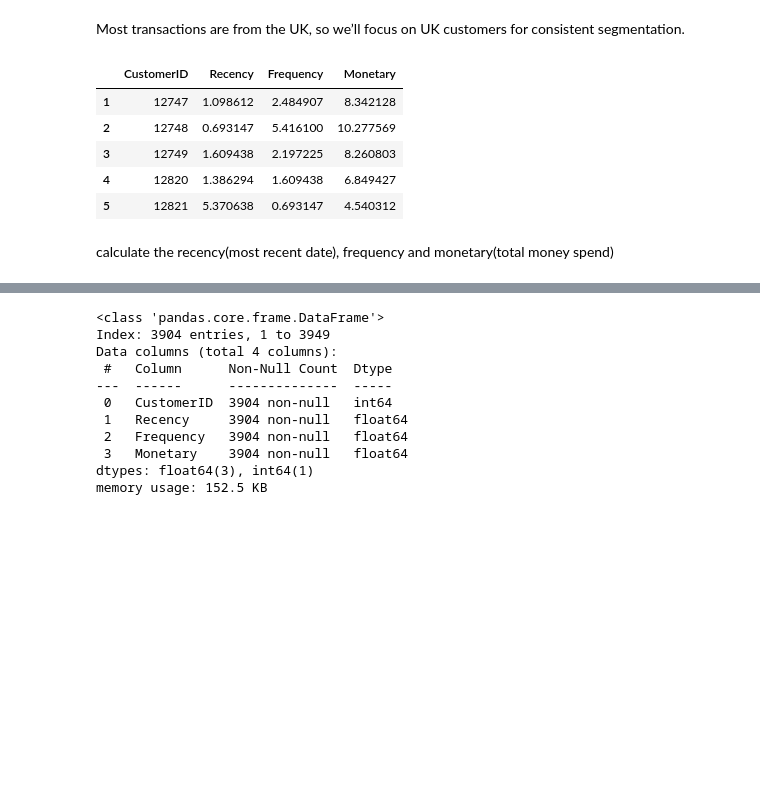
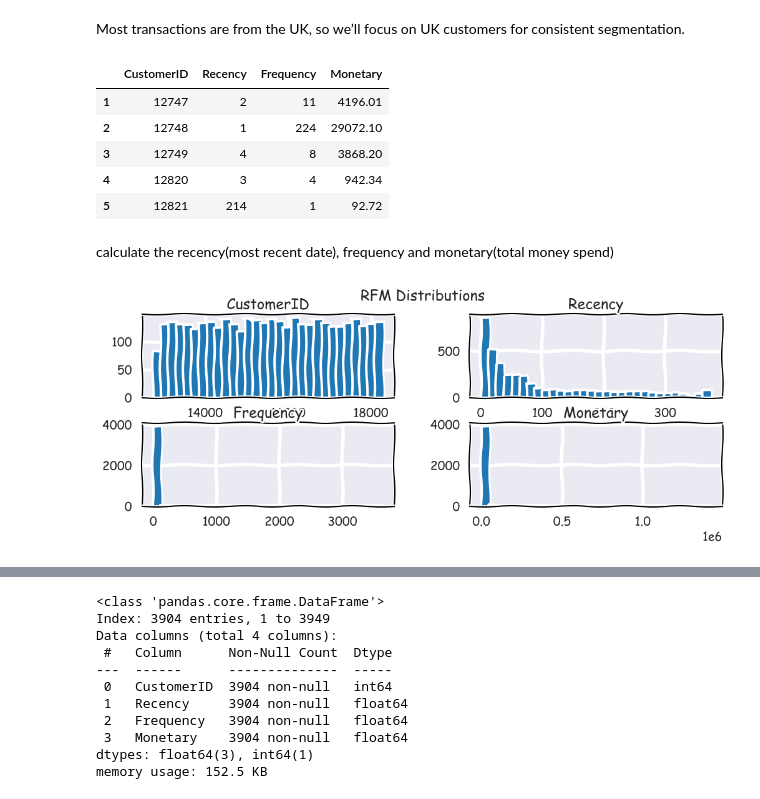
Before and after one commit to Thuvii/dataMining, a Jupyter notebook: project4/project4.ipynb, the cells around one changed output, grey strips where cells are left out. Drawn from its saved outputs; the diff is of its cells as text; code cells hidden in the pictures; blank space fills up the shorter version.

```diff
--- a/project4/project4.ipynb
+++ b/project4/project4.ipynb
@@ -96,10 +99,7 @@ rfm = df_uk.groupby('CustomerID').agg({
     'TotalPrice': 'sum'
 }).reset_index()
 
-
 rfm.columns = ['CustomerID', 'Recency', 'Frequency', 'Monetary']
-
-
 
 rfm = rfm.replace([np.inf, -np.inf], np.nan)
 #drop null value
@@ -108,18 +108,21 @@ rfm = rfm.dropna(subset=['Recency', 'Frequency', 'Monetary'])
 # remove zero
 rfm = rfm[(rfm['Recency'] > 0) & (rfm['Frequency'] > 0) & (rfm['Monetary'] > 0)]
 
-# log transform to avoid skewness
-rfm['Monetary'] = np.log1p(rfm['Monetary'])
-rfm['Recency'] = np.log1p(rfm['Recency'])
-rfm['Frequency'] = np.log1p(rfm['Frequency'])
+
 
 rfm.head()
 # %% [output]
 |  | CustomerID | Recency | Frequency | Monetary |
-| 1 | 12747 | 1.098612 | 2.484907 | 8.342128 |
-| 2 | 12748 | 0.693147 | 5.416100 | 10.277569 |
-| 3 | 12749 | 1.609438 | 2.197225 | 8.260803 |
-| 4 | 12820 | 1.386294 | 1.609438 | 6.849427 |
-| 5 | 12821 | 5.370638 | 0.693147 | 4.540312 |
+| 1 | 12747 | 2 | 11 | 4196.01 |
+| 2 | 12748 | 1 | 224 | 29072.10 |
+| 3 | 12749 | 4 | 8 | 3868.20 |
+| 4 | 12820 | 3 | 4 | 942.34 |
+| 5 | 12821 | 214 | 1 | 92.72 |
 # %% [markdown]
 calculate the recency(most recent date), frequency and monetary(total money spend)
+# %%
+rfm.hist(bins=30, figsize=(12, 4))
+plt.suptitle('RFM Distributions')
+plt.show()
+# %% [output]
+[figure, added]
```
Also changed, not shown: parts of 8 cells of this notebook, 2 other files.
